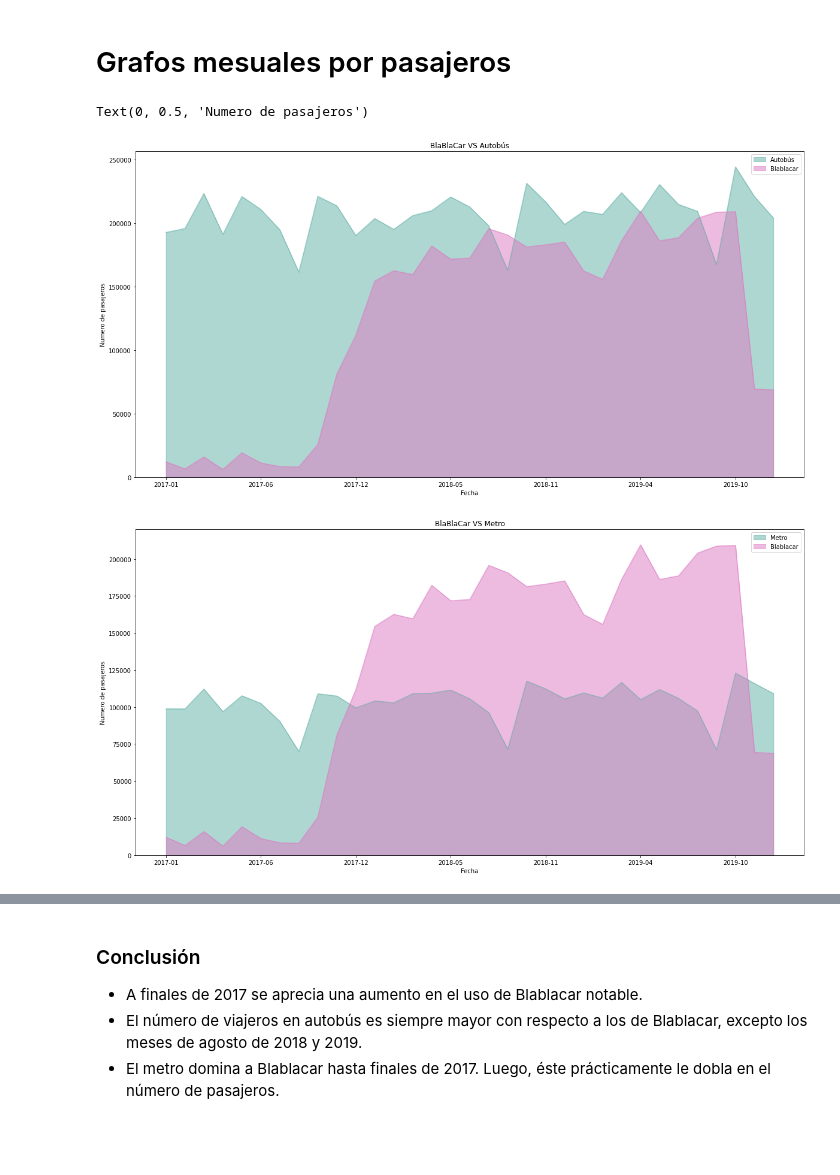
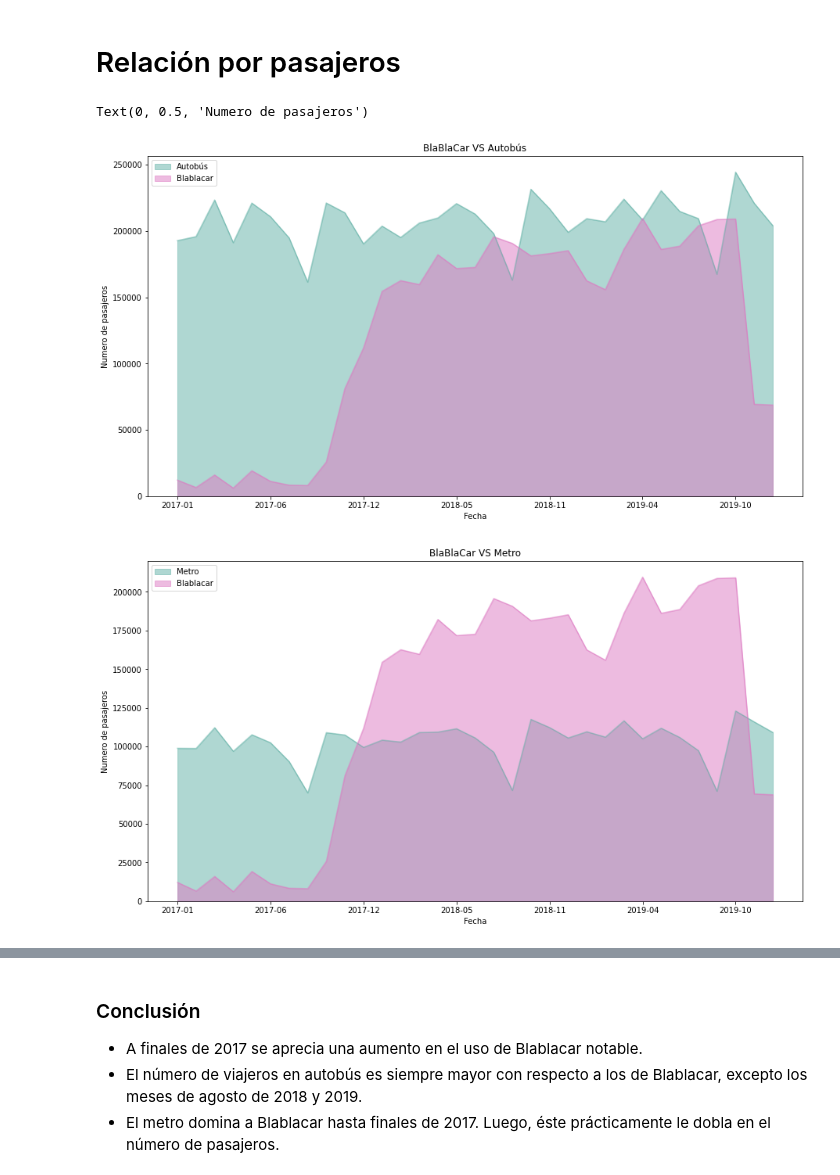
Before and after one commit to JoseAlbertoSeco/BlablacarCarpooling_DataMining, a Jupyter notebook: notebooks/ComparacionTransporte.ipynb, the cells around one changed output, grey strips where cells are left out. Saved outputs shown, nothing was run; the diff lists cells and outputs as text; code cells hidden in the pictures; blank space fills up the shorter version.

```diff
--- a/notebooks/ComparacionTransporte.ipynb
+++ b/notebooks/ComparacionTransporte.ipynb
@@ -26,5 +31,5 @@ df_trenes.csv       100%[===================>]   3.36K  --.-KB/s    in 0s
 # %% [markdown]
-# Grafos mesuales por pasajeros
+# Relación por pasajeros
 # %%
 from tabulate import tabulate
 
@@ -41,37 +46,37 @@ for i in range(len(df_trenes['DIA'])):
   viajesAve.append(df_trenes['AVE'][i])
   viajesTrans.append(viajesAutobus[i]+viajesMetro[i]+viajesFerrocarril[i]+viajesAve[i])
 
 df_viajes = pd.DataFrame({
     'Fecha':df_trenes['DIA'],
     'Blablacar':df_trenes['ASIENTOS_CONFIRMADOS'],
     'Autobús':viajesAutobus,
     'Metro':viajesMetro,
     'Ferrocarril':viajesFerrocarril,
     'Ave':viajesAve,
     'Total':viajesTrans
 })
 df_viajes.set_index('Fecha',drop=True,inplace=True)
 
-df_viajes[['Autobús','Blablacar']].plot(kind='area',stacked=False,figsize=(20,10), color=['#61b1a6', '#dd79c2'])
+df_viajes[['Autobús','Blablacar']].plot(kind='area',stacked=False,figsize=(15,8), color=['#61b1a6', '#dd79c2'])
 plt.title("BlaBlaCar VS Autobús")
 plt.ylabel("Numero de pasajeros")
 
-df_viajes[['Metro','Blablacar']].plot(kind='area',stacked=False,figsize=(20,10), color=['#61b1a6', '#dd79c2'])
+df_viajes[['Metro','Blablacar']].plot(kind='area',stacked=False,figsize=(15,8), color=['#61b1a6', '#dd79c2'])
 plt.title("BlaBlaCar VS Metro")
 plt.ylabel("Numero de pasajeros")
 
-df_viajes[['Ferrocarril','Blablacar']].plot(kind='area',stacked=False,figsize=(20,10), color=['#61b1a6', '#dd79c2'])
+df_viajes[['Ferrocarril','Blablacar']].plot(kind='area',stacked=False,figsize=(15,8), color=['#61b1a6', '#dd79c2'])
 plt.title("BlaBlaCar VS Ferrocarril")
 plt.ylabel("Numero de pasajeros")
 
-df_viajes[['Ave','Blablacar']].plot(kind='area',stacked=False,figsize=(20,10), color=['#61b1a6', '#dd79c2'])
+df_viajes[['Ave','Blablacar']].plot(kind='area',stacked=False,figsize=(15,8), color=['#61b1a6', '#dd79c2'])
 plt.title("BlaBlaCar VS Ave")
 plt.ylabel("Numero de pasajeros")
 
-df_viajes[['Total','Blablacar']].plot(kind='area',stacked=False,figsize=(20,10), color=['#61b1a6', '#dd79c2'])
+df_viajes[['Total','Blablacar']].plot(kind='area',stacked=False,figsize=(15,8), color=['#61b1a6', '#dd79c2'])
 plt.title("BlaBlaCar VS Total")
 plt.ylabel("Numero de pasajeros")
 # %% [output]
 Text(0, 0.5, 'Numero de pasajeros')
-[figure, old version]
+[figure, new version]
-[figure, old version]
+[figure, new version]
```
Also changed, not shown: parts of 5 cells of this notebook.
